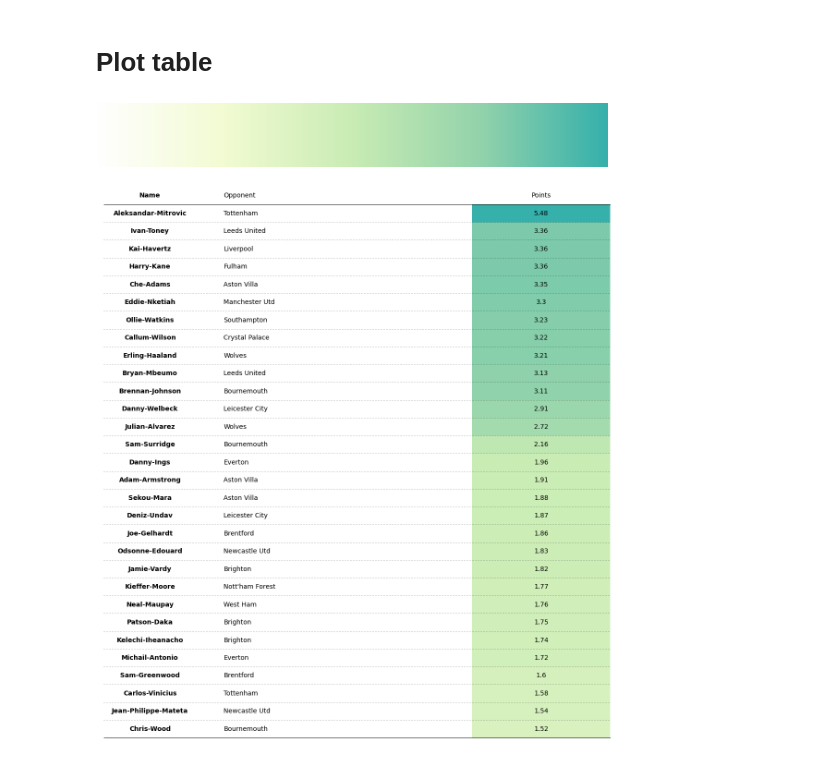
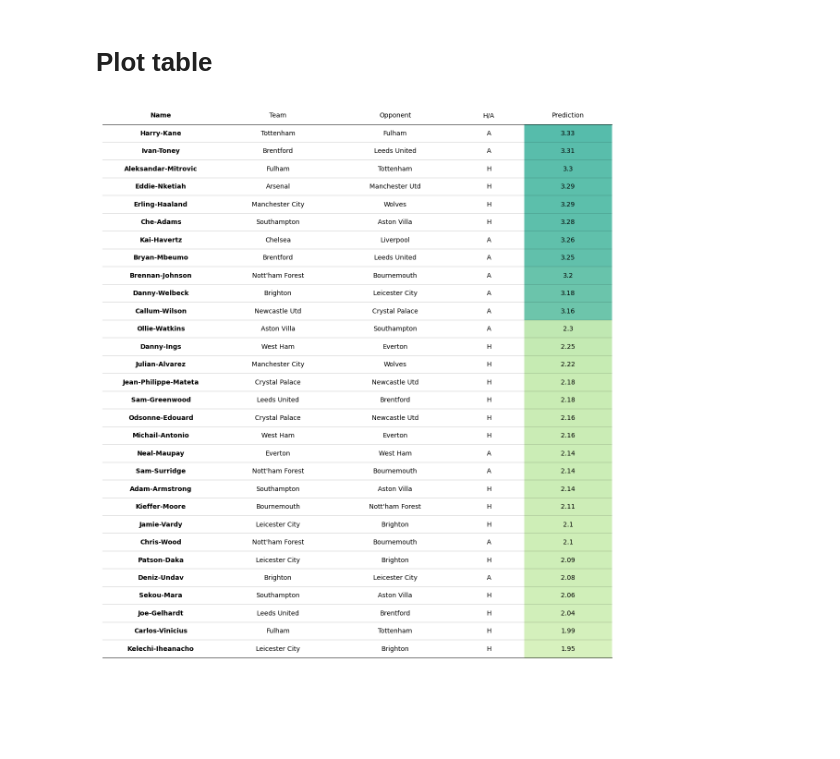
Before and after one commit to Fran3x/FPL_Model, a Jupyter notebook: notebooks/plottable_test.ipynb, the cells around one changed output. Saved outputs shown, nothing was run; the diff lists cells and outputs as text; code cells hidden in the pictures; blank space fills up the shorter version.

Commit message:
plottable better plot

```diff
--- a/notebooks/plottable_test.ipynb
+++ b/notebooks/plottable_test.ipynb
@@ -12,3 +13,3 @@ preds_fwd = pd.read_csv("predictions/predictions_fwd.csv")
 # %%
-preds_fwd['H/A'] = np.where(preds_fwd['Was Home'] == 1, 'H', 'A')
+df['H/A'] = np.where(df['Was Home'] == 1, 'H', 'A')
 # %%
@@ -36,11 +63,13 @@ from plottable import ColumnDefinition, Table
 from plottable.cmap import normed_cmap
 from plottable.formatters import decimal_to_percent
 from plottable.plots import circled_image # image
+# %%
+df = df.rename(columns={"Squad": "Team", "Points": "Prediction"}, errors="raise")
 # %%
 cols = [
     "Name",
+    "Team",
     "Opponent",
-    "Points"
+    "H/A",
+    "Prediction"
 ]
-
-df = preds_fwd
@@ -73,7 +80,3 @@ val_max = max(df["Points"])
 cmap = LinearSegmentedColormap.from_list(
     name="points_cmap", colors=["#ffffff", "#f2fbd2", "#c9ecb4", "#93d3ab", "#35b0ab"], N=512
 )
-# %%
-cmap
-# %% [output]
-[figure, removed]
@@ -101,19 +83,49 @@ col_defs = (
 # %%
 plt.rcParams["font.family"] = ["DejaVu Sans"]
 plt.rcParams["savefig.bbox"] = "tight"
+# %%
+col_defs = (
+    [
+        ColumnDefinition(
+            name="Name",
+            textprops={"ha": "center", "weight": "bold"},
+            width=1,
+        ),
+        ColumnDefinition(
+            name="Team",
+            textprops={"ha": "center"},
+            width=1,
+        ),
+        ColumnDefinition(
+            name="Opponent",
+            textprops={"ha": "center"},
+            width=1,
+        ),
+        ColumnDefinition(
+            name="H/A",
+            textprops={"ha": "center"},
+            width=0.6,
+        ),
+        ColumnDefinition(
+            name="Prediction",
+            textprops={"ha": "center"},
+            width=0.75,
+            cmap=normed_cmap(df["Prediction"], cmap=cmap)
+        )
+    ]
+)
 # %%
 fig, ax = plt.subplots(figsize=(20, 22))
 
 table = Table(
     df,
     column_definitions=col_defs,
     row_dividers=True,
     footer_divider=True,
     ax=ax,
     textprops={"fontsize": 14},
-    row_divider_kw={"linewidth": 1, "linestyle": (0, (1, 5))},
     col_label_divider_kw={"linewidth": 1, "linestyle": "-"},
     column_border_kw={"linewidth": 1, "linestyle": "-"},
 )
 # %% [output]
-[figure, old version]
+[figure, new version]
```
Also changed, not shown: parts of 9 cells of this notebook.
